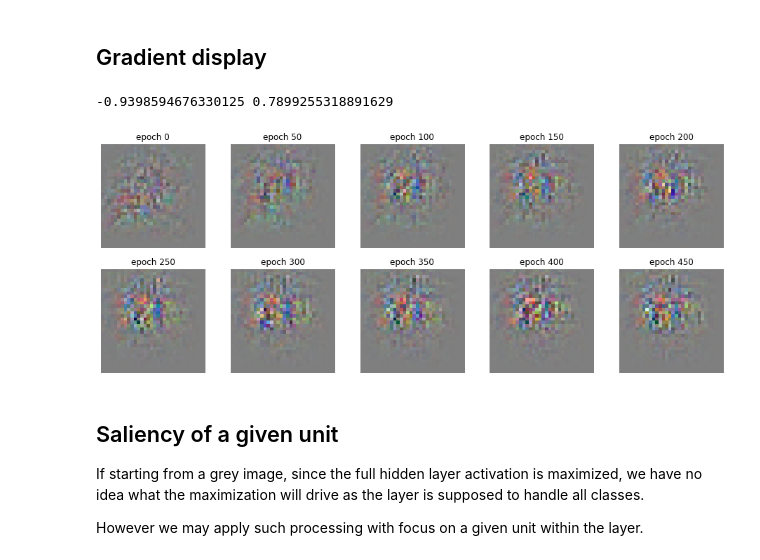
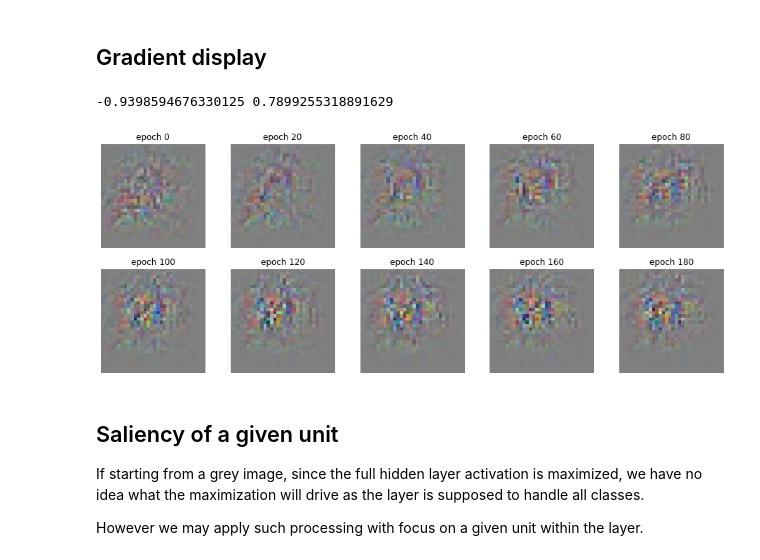
Before and after one commit to tonio73/data-science, a Jupyter notebook: cnn/CnnVisualization-2-SaliencyMaps.ipynb, the cells around one changed output. Saved outputs shown, nothing was run; the diff lists cells and outputs as text; code cells hidden in the pictures.

```diff
--- a/cnn/CnnVisualization-2-SaliencyMaps.ipynb
+++ b/cnn/CnnVisualization-2-SaliencyMaps.ipynb
@@ -190,13 +214,14 @@ sampleInput = xTest[testImgIndex]
 sampleClass = classNames[yTest[testImgIndex][0]]
 
 fig, axes = plt.subplots(2, 5, figsize=(15, 7))
-for c, sal, ax in zip(classNames, globalSaliencies, axes.ravel()):
+for c, sal, ax in zip(classNames, e2eSaliencies, axes.ravel()):
     saliencyVal = sal[0].numpy()
-    gradTimesImage = np.multiply(saliencyVal / saliencyVal.max(), sampleInput)
+    gradTimesImage = np.multiply(saliencyVal, sampleInput)
     gradTimesImage = gradTimesImage #/ gradTimesImage.max()
-    ax.imshow(gradTimesImage)
+    ax.imshow(normalizeImage(gradTimesImage))
     ax.set_title("%s x saliency(%s)" % (sampleClass, c))
-    pred = model0.predict(gradTimesImage.reshape(1, 32, 32, 3))
-    ax.set_xlabel("predicted : %s" % classNames[np.argmax(pred)])
+    pred = model0.predict(gradTimesImage.reshape(1, 32, 32, 3))[0]
+    predMaxIndex = np.argmax(pred)
+    ax.set_xlabel("predicted : %s %.2f%%" % (classNames[predMaxIndex], pred[predMaxIndex] * 100))
 plt.setp(axes, xticks=[], yticks=[], frame_on=False);
 # %% [output]
@@ -266,8 +291,7 @@ def getPartialSalient(numEpochs, model, img, learningRate, lambdaReg, unit=None)
         gradHist.append(grads)
         imgNorms.append(imgNorm)
 
-    # Only clip the returned saliency image
-    return (tf.clip_by_value(imgTf, 0, 1)[0], intensityHist, gradHist, imgNorms)
+    return (imgTf[0], intensityHist, gradHist, imgNorms)
 # %%
 layerTitles = ['Conv layer #0', 'Conv layer #1', 'Conv layer #2', 'Dense layer #0']
 partialModels = [models.Model(inputs=model0.input,
@@ -279,7 +303,7 @@ testImgIndex =  17
 sampleInput = xTest[testImgIndex]
 saliencyRes, activations, activationsAfter  = [], [], []
 for m, learningRate, lambdaReg in zip(partialModels, learningRates, lambdaRegs):
-    saliencyRes.append(getPartialSalient(500, m, sampleInput, learningRate, lambdaReg))
+    saliencyRes.append(getPartialSalient(200, m, sampleInput, learningRate, lambdaReg))
     act = m.predict(np.array([sampleInput])).squeeze(axis=0)
     if len(act.shape) == 3:
         activations.append(np.mean(act, axis=2))
@@ -304,9 +328,13 @@ plotSaliencyMap(sampleInput,
 # %%
-fig, ax = plt.subplots(1, 1, figsize=(16, 4))
+fig, axes = plt.subplots(1, 2, figsize=(16, 4))
 for i in range(len(saliencyRes)):
-    ax.plot(saliencyRes[i][3], label=layerTitles[i])
-ax.set_title('Image norm during gradient ascent')
-ax.set_xlabel('epoch')
-ax.legend()
-ax.grid()
+    axes[0].plot(saliencyRes[i][3], label=layerTitles[i])
+    axes[1].plot(saliencyRes[i][1], label=layerTitles[i])
+axes[0].set_title('Image norm during gradient ascent')
+axes[0].set_xlabel('epoch')
+axes[0].legend()
+axes[0].grid()
+axes[1].set_title('Intensity (objective function)')
+axes[1].set_xlabel('epoch')
+axes[1].grid()
 # %% [output]
@@ -318,17 +346,17 @@ The pixel values are clipped at the end of the saliency processing to $[0,1]$
 # %%
 saliencyIndex = 2
 fig, axes = plt.subplots(2, 5, figsize=(16, 6))
 for i, ax in enumerate(axes.ravel()):
-    epoch = 50 * i
+    epoch = 20 * i
     gradImg = (saliencyRes[saliencyIndex][2][epoch].numpy() * 0.5 + 0.5).reshape(32, 32, 3)
     ax.imshow(np.clip(gradImg, 0, 1))
     ax.set_title("epoch %d" % epoch)
 plt.setp(axes, xticks=[], yticks=[], frame_on=False);
 
 print(np.min(saliencyRes[saliencyIndex][2][100].numpy()), np.max(saliencyRes[saliencyIndex][2][90].numpy()))
 # %% [output]
 -0.9398594676330125 0.7899255318891629
-[figure, old version]
+[figure, new version]
 # %% [markdown]
 ## Saliency of a given unit
 
```
Also changed, not shown: parts of 11 cells of this notebook, 4 other files.
